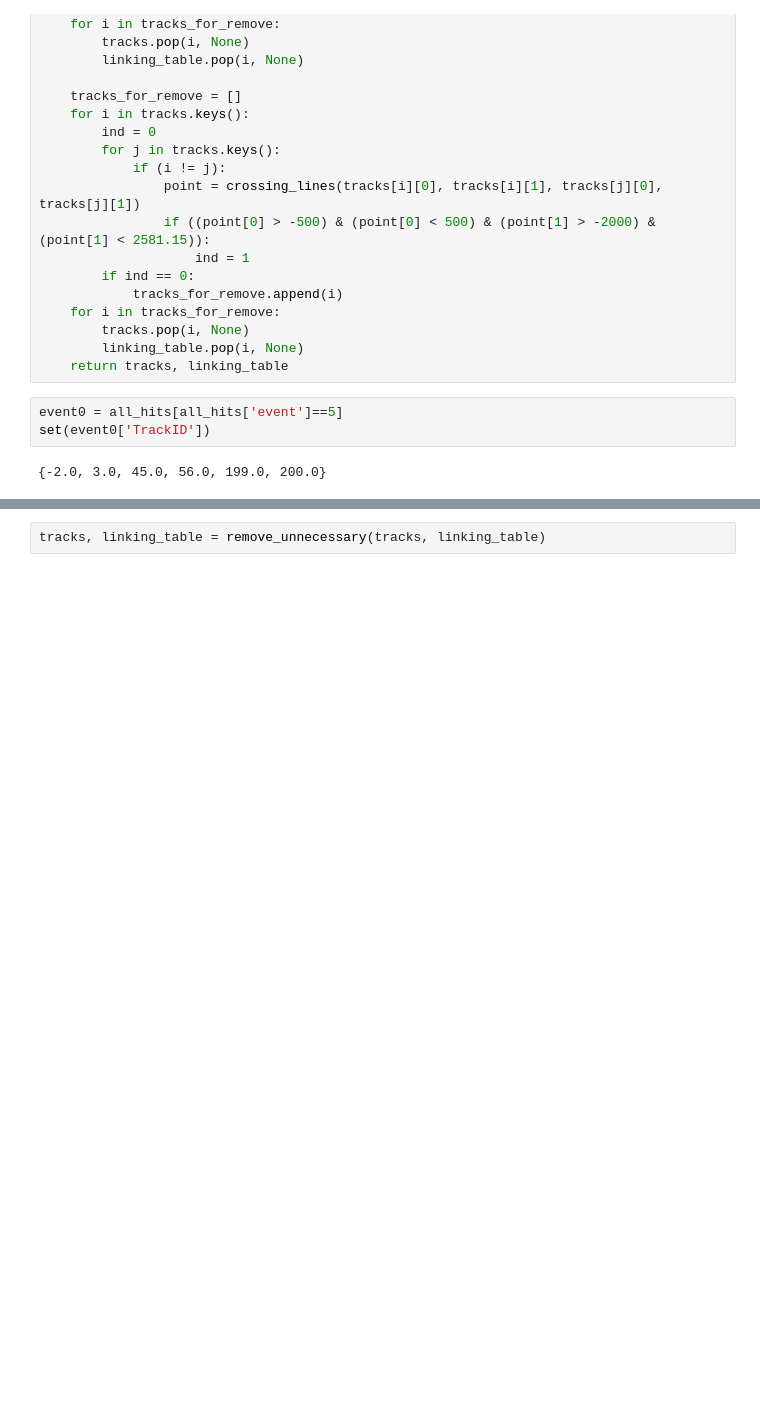
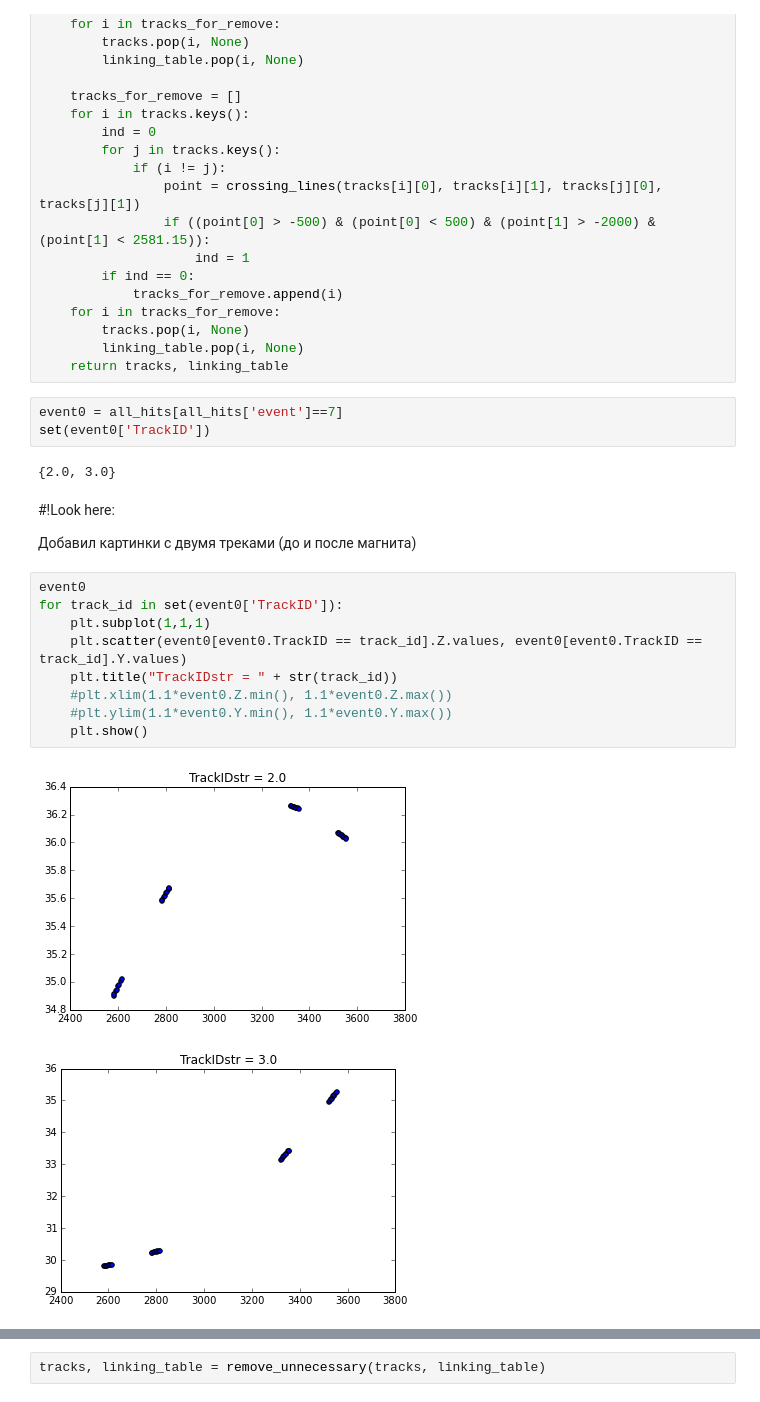
Before and after one commit to hushchyn-mikhail/SHiP_Tracker, a Jupyter notebook: new.ipynb, the cells around one changed output, grey strips where cells are left out. Drawn from its saved outputs; the diff is of its cells as text; blank space fills up the shorter version.

```diff
--- a/new.ipynb
+++ b/new.ipynb
@@ -399,7 +433,23 @@ def remove_unnecessary(tracks, linking_table):
         linking_table.pop(i, None)
     return tracks, linking_table
 # %%
-event0 = all_hits[all_hits['event']==5]
+event0 = all_hits[all_hits['event']==7]
 set(event0['TrackID'])
 # %% [output]
-{-2.0, 3.0, 45.0, 56.0, 199.0, 200.0}
+{2.0, 3.0}
+# %% [markdown]
+#!Look here:
+
+Добавил картинки с двумя треками (до и после магнита)
+# %%
+event0
+for track_id in set(event0['TrackID']):
+    plt.subplot(1,1,1)
+    plt.scatter(event0[event0.TrackID == track_id].Z.values, event0[event0.TrackID == track_id].Y.values)
+    plt.title("TrackIDstr = " + str(track_id))
+    #plt.xlim(1.1*event0.Z.min(), 1.1*event0.Z.max())
+    #plt.ylim(1.1*event0.Y.min(), 1.1*event0.Y.max())
+    plt.show()
+# %% [output]
+[figure, added]
+[figure, added]
```
Also changed, not shown: parts of 23 cells of this notebook.
